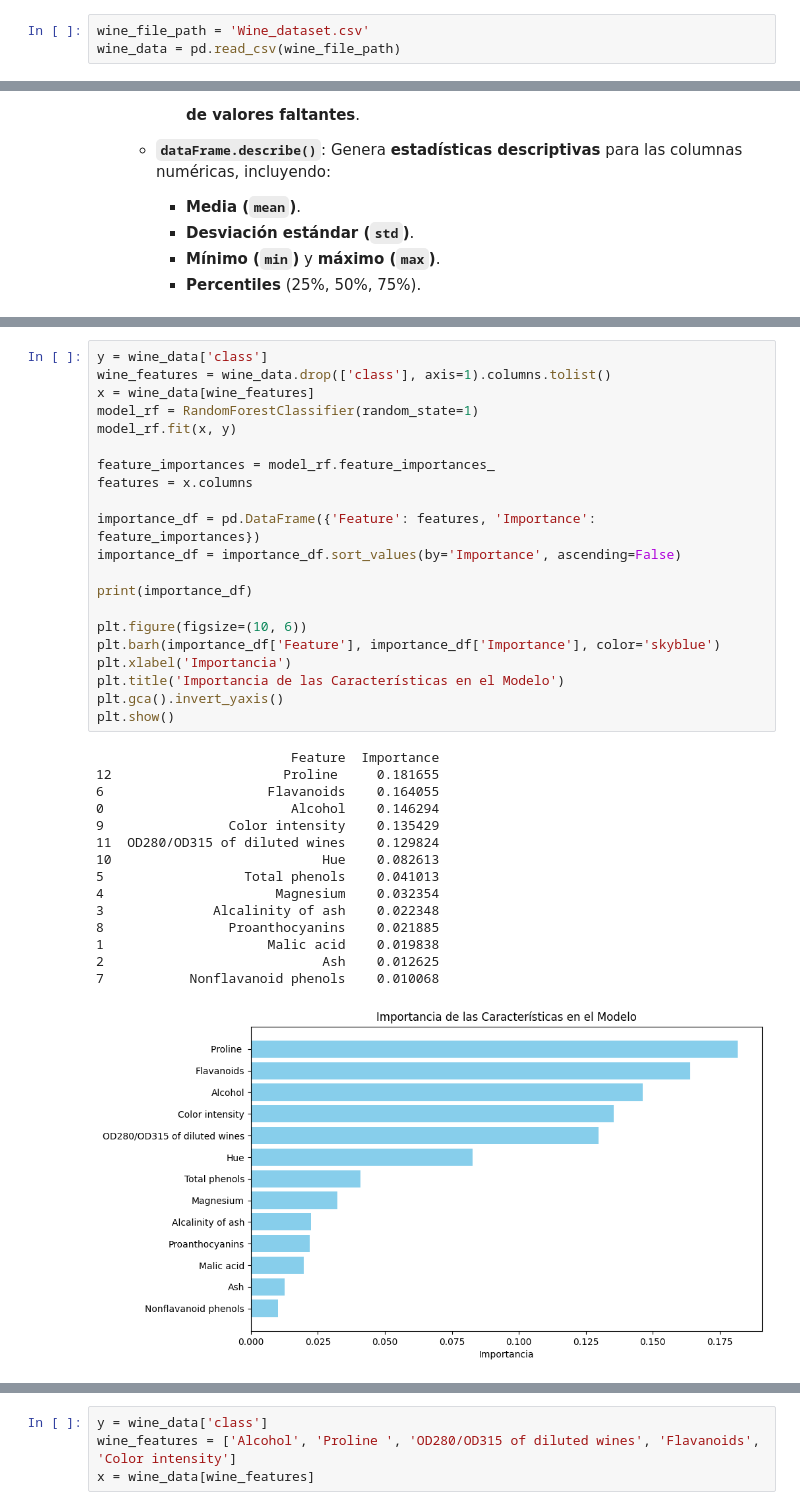
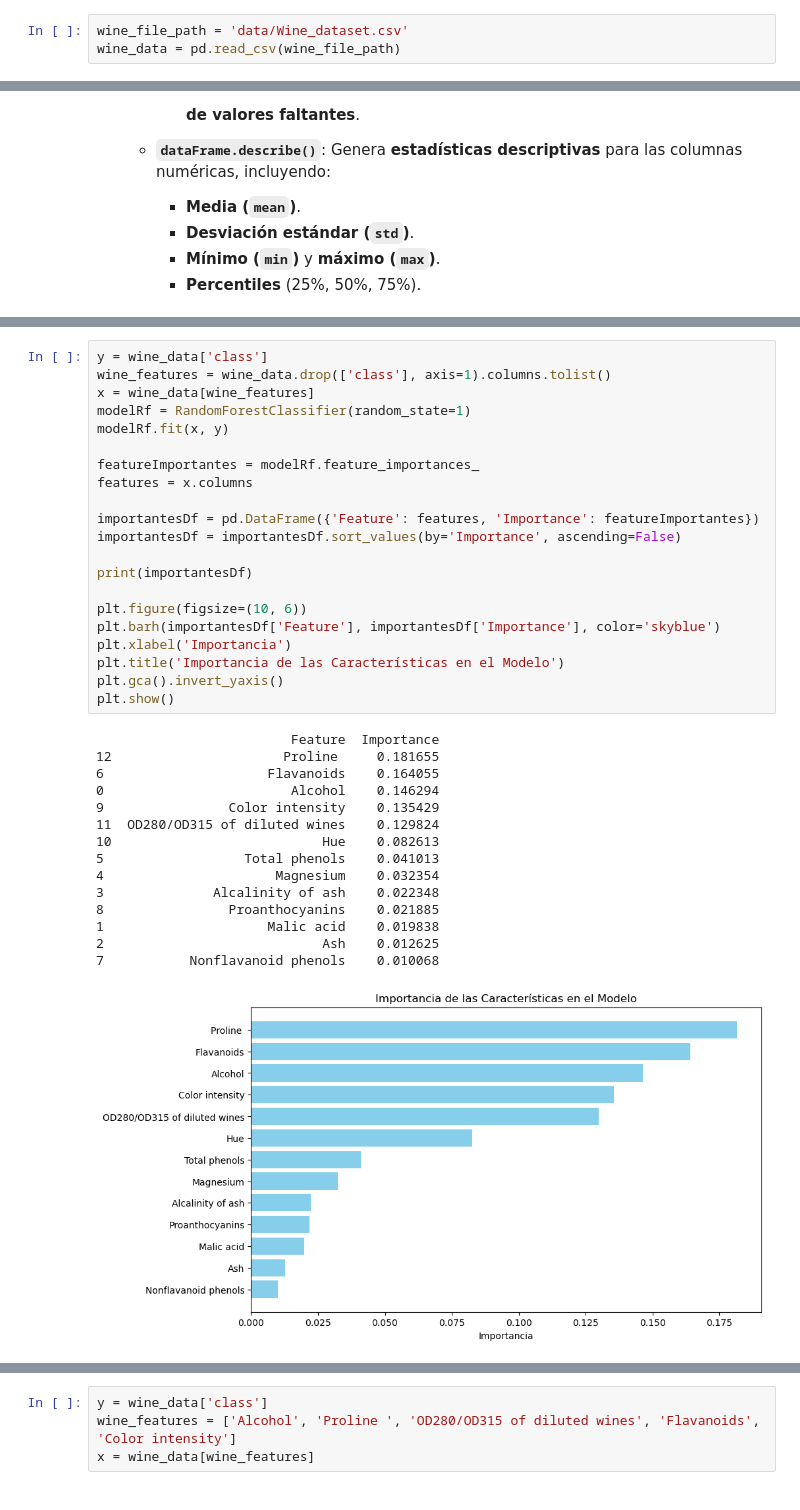
Before and after one commit to ikasle12345/RETO1, a Jupyter notebook: ModeloVino.ipynb, the cells around one changed output, grey strips where cells are left out. Saved outputs shown, nothing was run; the diff lists cells and outputs as text.

```diff
--- a/ModeloVino.ipynb
+++ b/ModeloVino.ipynb
@@ -68,7 +68,7 @@ from Biblioteca import EstadisticaDescriptiva  # Librería personalizada para an
 * Utilizamos el método **`pd.read_csv()`** de la librería [pandas](https://pandas.pydata.org/) para leer el contenido del fichero y almacenar los datos en la variable **`wine_data`**.
 * **`wine_data`** contendrá el **DataFrame** con todos los datos del archivo, listos para ser analizados y procesados.
 # %%
-wine_file_path = 'Wine_dataset.csv'
+wine_file_path = 'data/Wine_dataset.csv'
 wine_data = pd.read_csv(wine_file_path)
 # %% [markdown]
 ## Análisis Inicial de los Datos:
@@ -135,39 +130,39 @@ Las características con **mayor valor de importancia** tienen un mayor impacto
 # %%
 y = wine_data['class']
 wine_features = wine_data.drop(['class'], axis=1).columns.tolist()
 x = wine_data[wine_features]
-model_rf = RandomForestClassifier(random_state=1)
-model_rf.fit(x, y)
+modelRf = RandomForestClassifier(random_state=1)
+modelRf.fit(x, y)
 
-feature_importances = model_rf.feature_importances_
+featureImportantes = modelRf.feature_importances_
 features = x.columns
 
-importance_df = pd.DataFrame({'Feature': features, 'Importance': feature_importances})
-importance_df = importance_df.sort_values(by='Importance', ascending=False)
+importantesDf = pd.DataFrame({'Feature': features, 'Importance': featureImportantes})
+importantesDf = importantesDf.sort_values(by='Importance', ascending=False)
 
-print(importance_df)
+print(importantesDf)
 
 plt.figure(figsize=(10, 6))
-plt.barh(importance_df['Feature'], importance_df['Importance'], color='skyblue')
+plt.barh(importantesDf['Feature'], importantesDf['Importance'], color='skyblue')
 plt.xlabel('Importancia')
 plt.title('Importancia de las Características en el Modelo')
 plt.gca().invert_yaxis()
 plt.show()
 # %% [output]
                          Feature  Importance
 12                      Proline     0.181655
 6                     Flavanoids    0.164055
 0                        Alcohol    0.146294
 9                Color intensity    0.135429
 11  OD280/OD315 of diluted wines    0.129824
 10                           Hue    0.082613
 5                  Total phenols    0.041013
 4                      Magnesium    0.032354
 3              Alcalinity of ash    0.022348
 8                Proanthocyanins    0.021885
 1                     Malic acid    0.019838
 2                            Ash    0.012625
 7           Nonflavanoid phenols    0.010068
-[figure, old version]
+[figure, new version]
 # %% [markdown]
 ## Definición de Variables:
```
Also changed, not shown: parts of 19 cells of this notebook.
